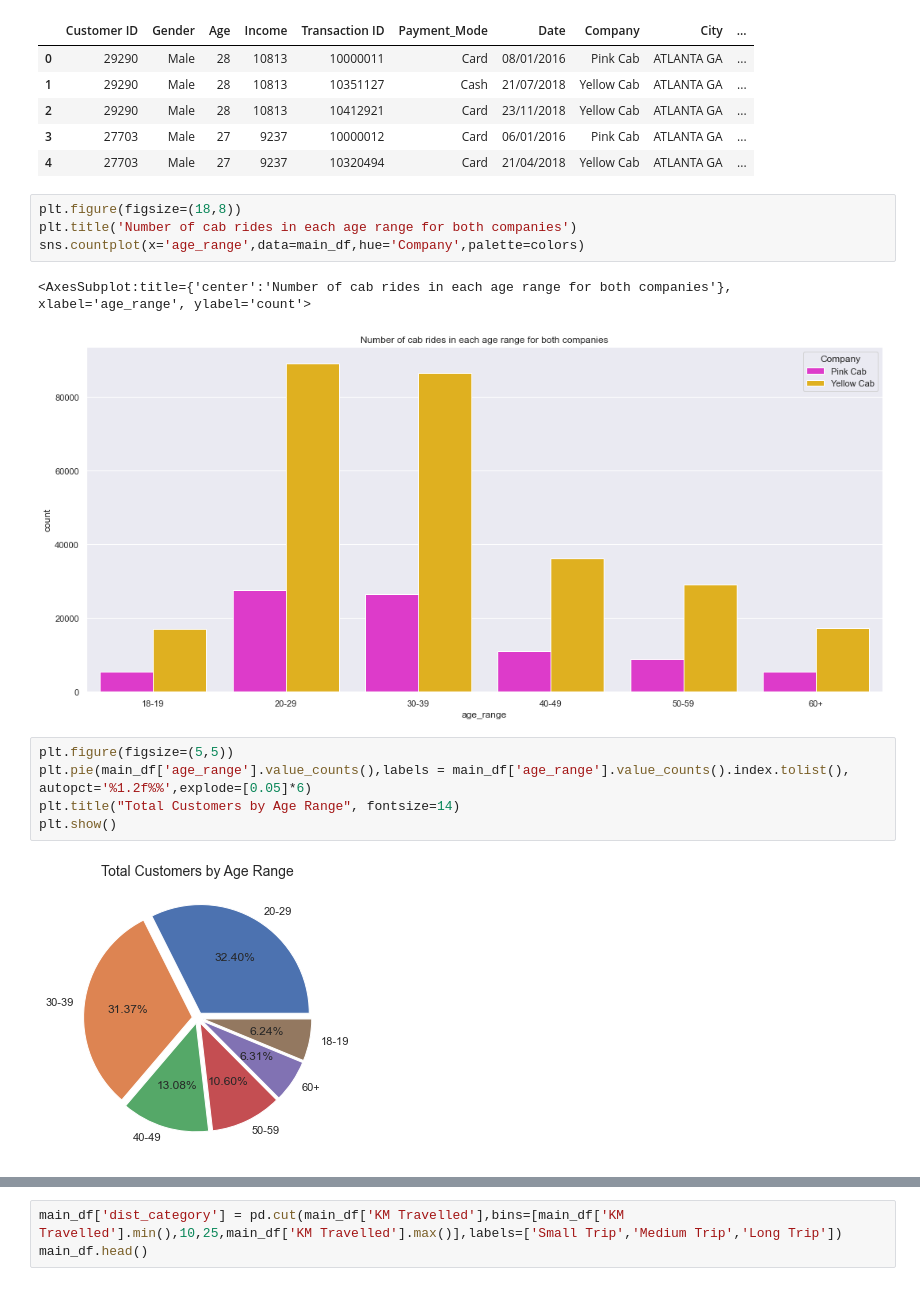
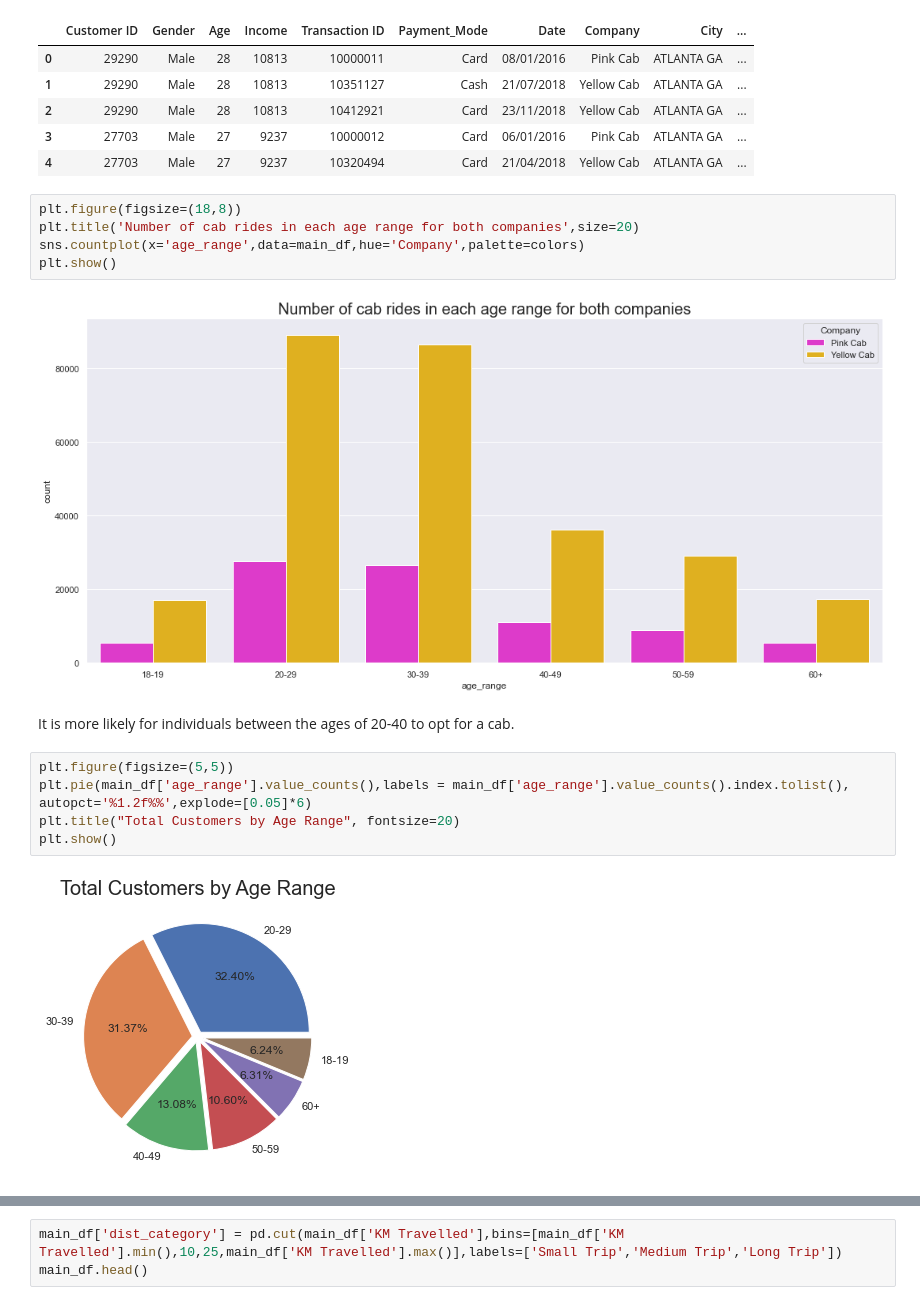
Before and after one commit to yashjadwani/Week2, a Jupyter notebook: Week2_G2M_CAB.ipynb, the cells around one changed output, grey strips where cells are left out. Saved outputs shown, nothing was run; the diff lists cells and outputs as text.

```diff
--- a/Week2_G2M_CAB.ipynb
+++ b/Week2_G2M_CAB.ipynb
@@ -400,15 +398,17 @@ main_df.head()
 | 4 | 27703 | Male | 27 | 9237 | 10320494 | Card | 21/04/2018 | Yellow Cab | ATLANTA GA | ... |
 # %%
 plt.figure(figsize=(18,8))
-plt.title('Number of cab rides in each age range for both companies')
+plt.title('Number of cab rides in each age range for both companies',size=20)
 sns.countplot(x='age_range',data=main_df,hue='Company',palette=colors)
+plt.show()
 # %% [output]
-<AxesSubplot:title={'center':'Number of cab rides in each age range for both companies'}, xlabel='age_range', ylabel='count'>
-[figure, old version]
+[figure, new version]
+# %% [markdown]
+It is more likely for individuals between the ages of 20-40 to opt for a cab.
 # %%
 plt.figure(figsize=(5,5))
 plt.pie(main_df['age_range'].value_counts(),labels = main_df['age_range'].value_counts().index.tolist(), autopct='%1.2f%%',explode=[0.05]*6)
-plt.title("Total Customers by Age Range", fontsize=14)
+plt.title("Total Customers by Age Range", fontsize=20)
 plt.show()
 # %% [output]
-[figure, old version]
+[figure, new version]
```
Also changed, not shown: parts of 30 cells of this notebook.
